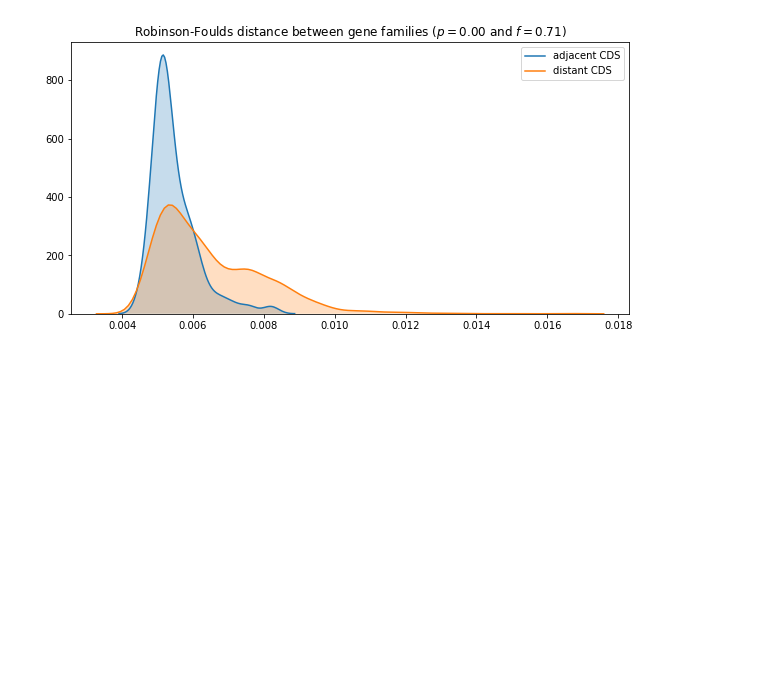
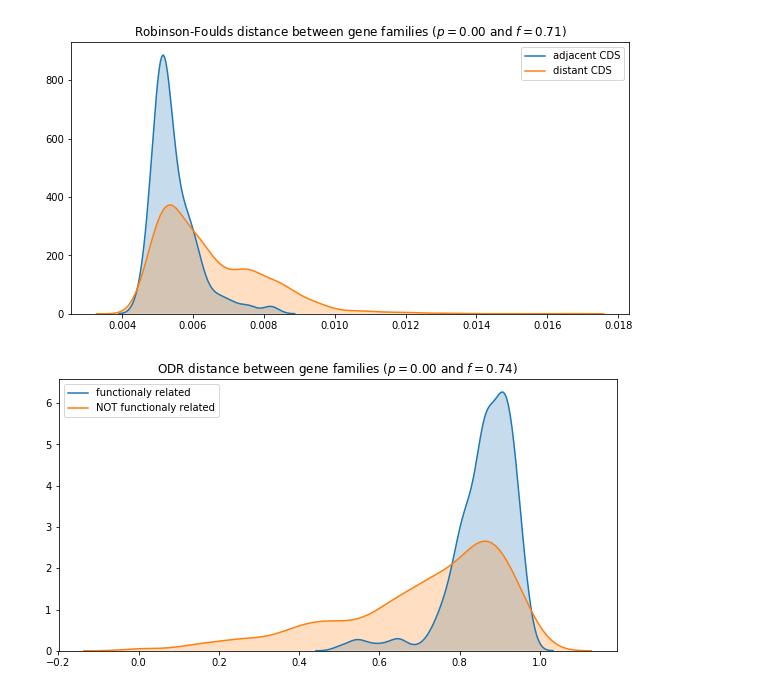
Before and after one commit to lthiberiol/jupyter_notebooks, a Jupyter notebook: gene family distances/eggNOG_compare_metrics.ipynb, the cells around one changed output. Cells and saved outputs as stored; diff of their text form; code cells hidden in the pictures; blank space fills up the shorter version.

Commit message:
co-evolution metrics between proximity related and functionally related archaea genes

```diff
--- a/gene family distances/eggNOG_compare_metrics.ipynb
+++ b/gene family distances/eggNOG_compare_metrics.ipynb
@@ -139,6 +154,8 @@ cluster_df = pd.DataFrame(columns=['odr', 'geo', 'rf'],
 
 genome_structures = {}
 for filename in os.listdir('reference_genomes/'):
+    if not filename.endswith('.gb'):
+        continue
 
     taxid = filename.replace('.gb', '')
     genome_structures[taxid] = []
@@ -307,0 +362,31 @@ ax.set_title(f'Robinson-Foulds distance between gene families ($p={hypothesis.pv
+# %%
+related_genes_coevol = []
+for pair, count in related_pairs_frequency.items():
+    if count >= 5:
+        row = odr_edges.query('(group1 in @pair) & (group2 in @pair)').squeeze()
+        related_genes_coevol.append(row.r2)
+
+unrelated_genes_coevol = []
+for pair, count in unrelated_pairs_frequency.items():
+    if count >= 5:
+        row = odr_edges.query('(group1 in @pair) & (group2 in @pair)').squeeze()
+        unrelated_genes_coevol.append(row.r2)
+
+hypothesis = mannwhitneyu(related_genes_coevol,
+                          unrelated_genes_coevol)
+effect_size = cles(unrelated_genes_coevol, related_genes_coevol)
+# %%
+fig, ax = plt.subplots(figsize=(10, 5))
+
+sns.kdeplot(related_genes_coevol,
+            shade=True,
+            label='functionaly related',
+            ax=ax)
+sns.kdeplot(unrelated_genes_coevol,
+            shade=True,
+            label='NOT functionaly related',
+            ax=ax)
+
+ax.set_title(f'ODR distance between gene families ($p={hypothesis.pvalue:.2f}$ and $f={effect_size:.2f}$)');
+# %% [output]
+[figure, added]
```
Also changed, not shown: parts of 14 cells of this notebook, 1 other file.
